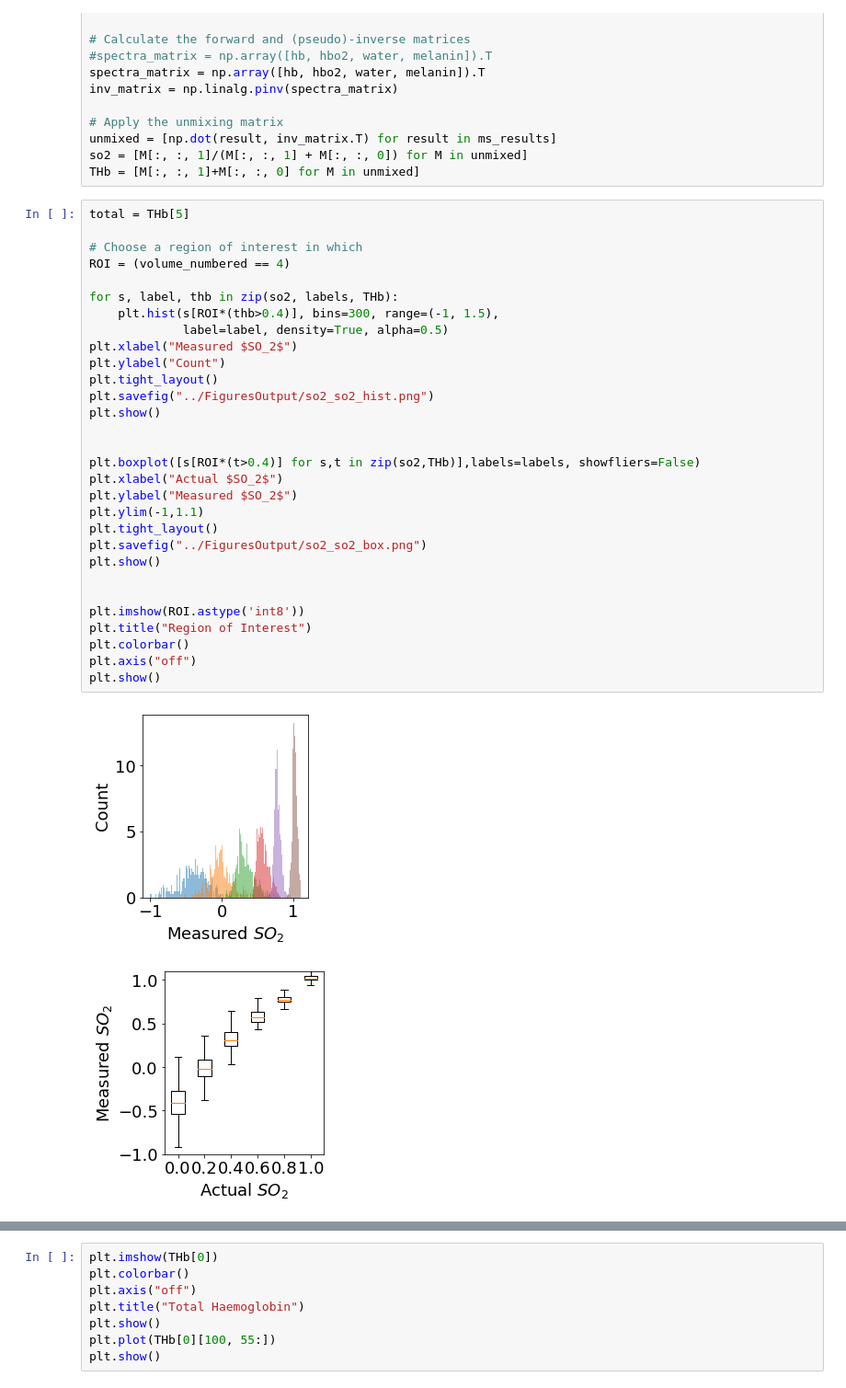
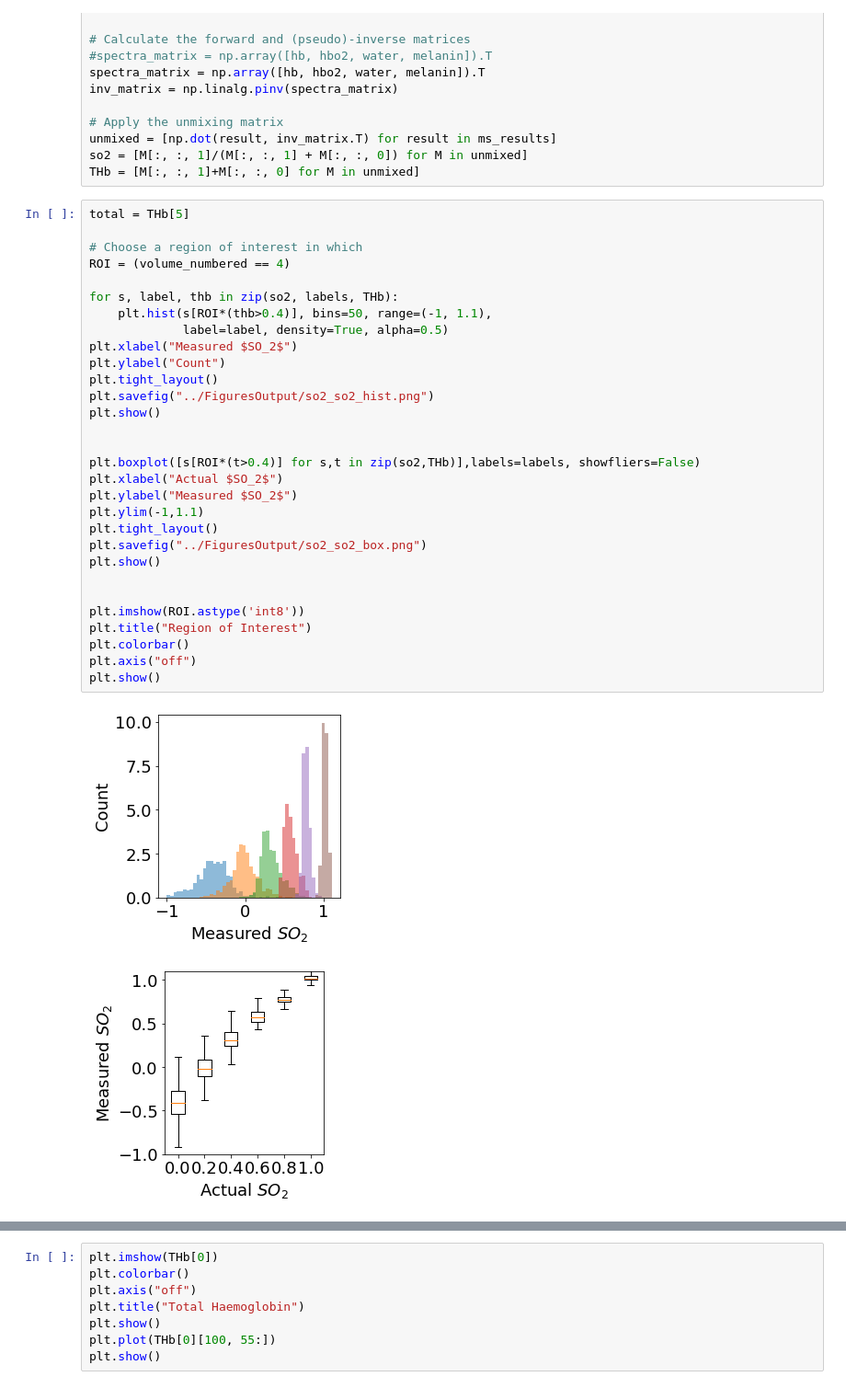
Before and after one commit to tomelse/SkinPhantomSimulations, a Jupyter notebook: Exp5/SO2 Analysis.ipynb, the cells around one changed output, grey strips where cells are left out. Shown: that part at 92% size. Cells and saved outputs as stored; diff of their text form.

Commit message:
figures

```diff
--- a/Exp5/SO2 Analysis.ipynb
+++ b/Exp5/SO2 Analysis.ipynb
@@ -140,35 +140,35 @@ THb = [M[:, :, 1]+M[:, :, 0] for M in unmixed]
 # %%
 total = THb[5]
 
 # Choose a region of interest in which
 ROI = (volume_numbered == 4)
 
 for s, label, thb in zip(so2, labels, THb):
-    plt.hist(s[ROI*(thb>0.4)], bins=300, range=(-1, 1.5),
+    plt.hist(s[ROI*(thb>0.4)], bins=50, range=(-1, 1.1),
              label=label, density=True, alpha=0.5)
 plt.xlabel("Measured $SO_2$")
 plt.ylabel("Count")
 plt.tight_layout()
 plt.savefig("../FiguresOutput/so2_so2_hist.png")
 plt.show()
 
 
 plt.boxplot([s[ROI*(t>0.4)] for s,t in zip(so2,THb)],labels=labels, showfliers=False)
 plt.xlabel("Actual $SO_2$")
 plt.ylabel("Measured $SO_2$")
 plt.ylim(-1,1.1)
 plt.tight_layout()
 plt.savefig("../FiguresOutput/so2_so2_box.png")
 plt.show()
 
 
 plt.imshow(ROI.astype('int8'))
 plt.title("Region of Interest")
 plt.colorbar()
 plt.axis("off")
 plt.show()
 # %% [output]
-[figure, old version]
+[figure, new version]
 [figure]
 [figure]
 # %%
```
Also changed, not shown: 2 other files.
